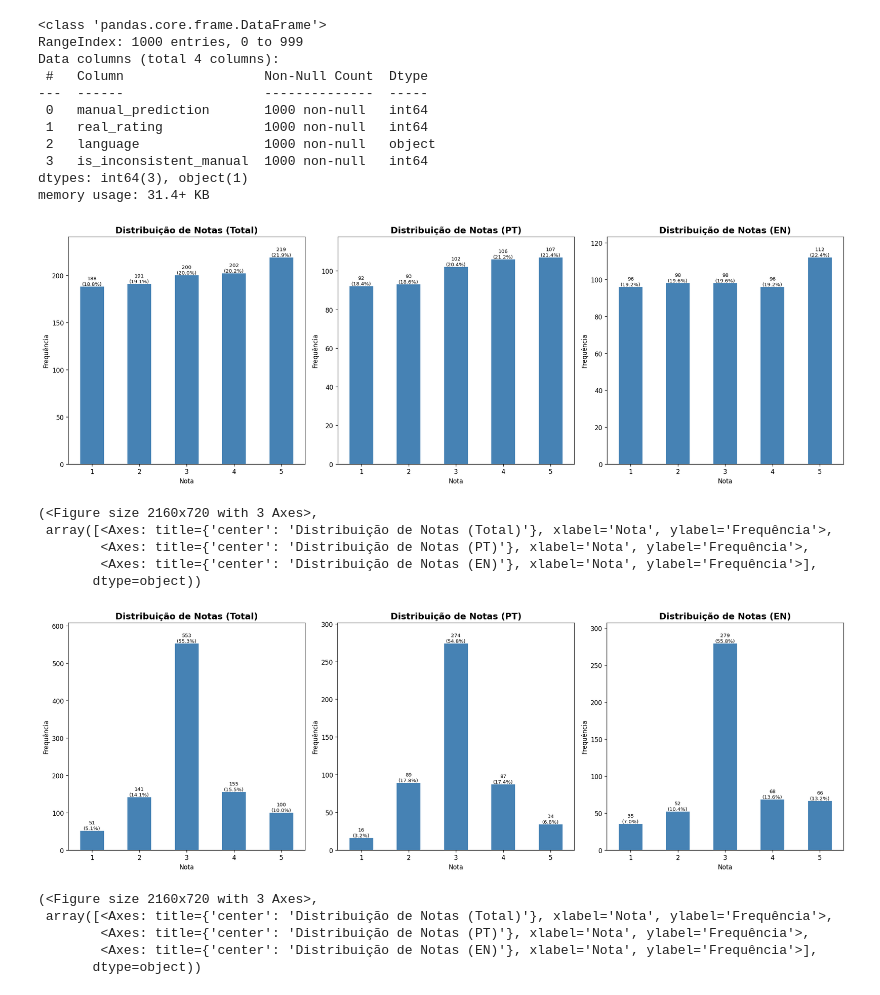
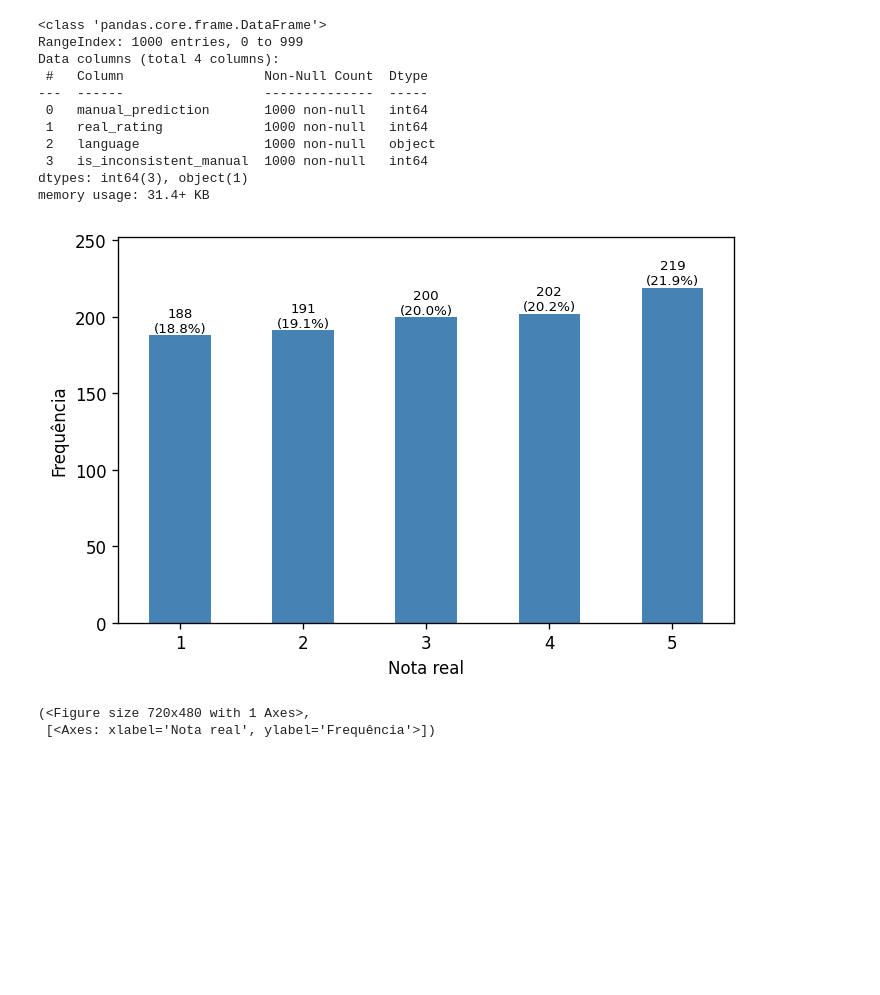
Before and after one commit to gab-berger/dsbd_tcc_rating_classification, a Jupyter notebook: exploration_notebooks/exp_sample_and_manual_preds.ipynb, the cells around one changed output. Drawn from its saved outputs; the diff is of its cells as text; code cells hidden in the pictures; blank space fills up the shorter version.

```diff
--- a/exploration_notebooks/exp_sample_and_manual_preds.ipynb
+++ b/exploration_notebooks/exp_sample_and_manual_preds.ipynb
@@ -441,20 +268,10 @@ def plot_confusion_matrix_by_language(
 # %%
+# Distribuição da nota real
 # plot_rating_distribution(df, rating_col='real_rating', color=color)
 # plot_rating_distribution_by_lang(df, rating_col='real_rating', color=color)
-plot_rating_distribution_all(df, rating_col='real_rating', color=color)
+plot_rating_distribution(df, rating_col='real_rating', color=color, mode='overall', xlabel='Nota real', show_title=False)
+# plot_rating_distribution(df, rating_col='real_rating', color=color, mode='langs', title_fmt='Distribuição de Notas reais ({label})', xlabel='Nota real')
 # %% [output]
-[figure, old version]
+[figure, new version]
-(<Figure size 2160x720 with 3 Axes>,
- array([<Axes: title={'center': 'Distribuição de Notas (Total)'}, xlabel='Nota', ylabel='Frequência'>,
-        <Axes: title={'center': 'Distribuição de Notas (PT)'}, xlabel='Nota', ylabel='Frequência'>,
-        <Axes: title={'center': 'Distribuição de Notas (EN)'}, xlabel='Nota', ylabel='Frequência'>],
-       dtype=object))
+(<Figure size 720x480 with 1 Axes>,
+ [<Axes: xlabel='Nota real', ylabel='Frequência'>])
-# %%
-plot_rating_distribution_all(df, rating_col='manual_prediction', color=color)
-# %% [output]
-[figure, removed]
-(<Figure size 2160x720 with 3 Axes>,
- array([<Axes: title={'center': 'Distribuição de Notas (Total)'}, xlabel='Nota', ylabel='Frequência'>,
-        <Axes: title={'center': 'Distribuição de Notas (PT)'}, xlabel='Nota', ylabel='Frequência'>,
-        <Axes: title={'center': 'Distribuição de Notas (EN)'}, xlabel='Nota', ylabel='Frequência'>],
-       dtype=object))
```
Also changed, not shown: parts of 9 cells of this notebook, 1 other file.
